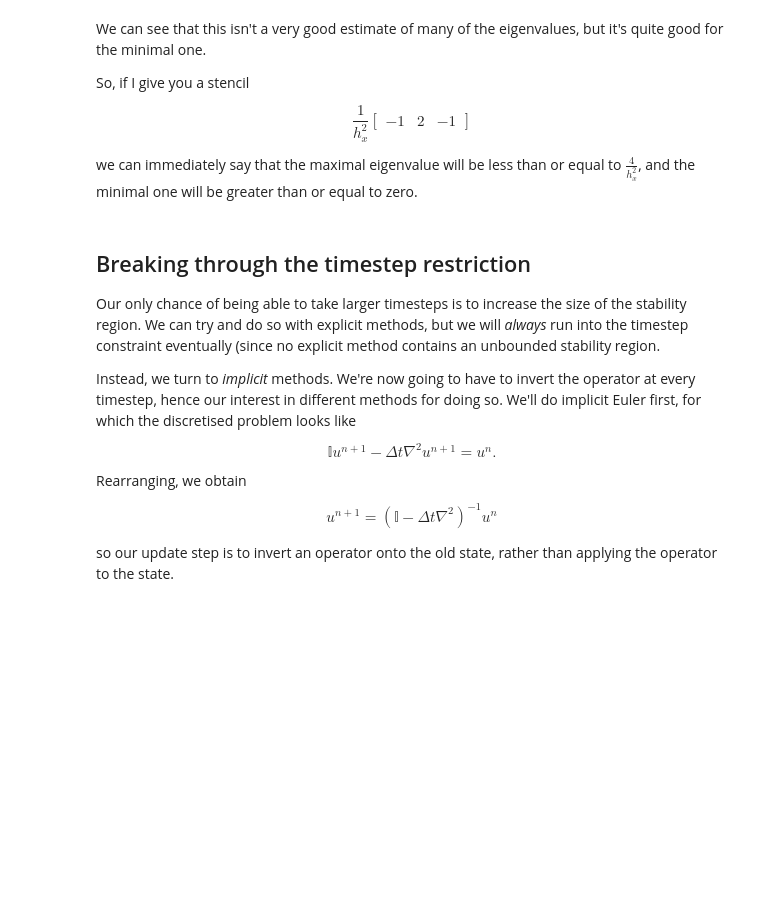
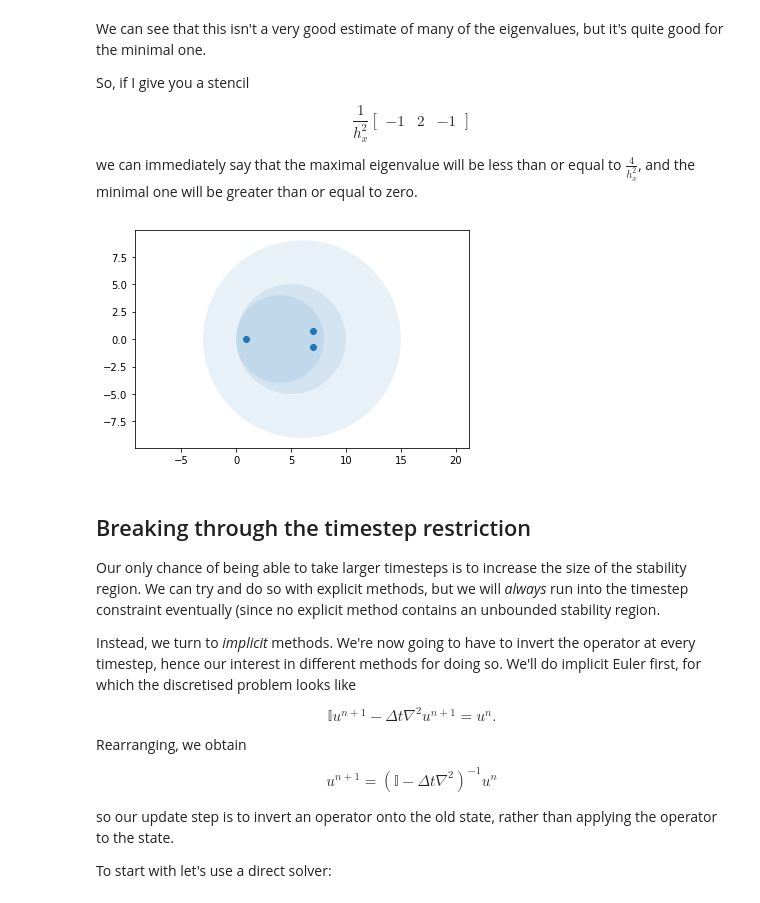
Before and after one commit to wenceorg/comp4187, a Jupyter notebook: code/finite-difference-III.ipynb, the cells around one changed output. Cells and saved outputs as stored; diff of their text form; code cells hidden in the pictures; blank space fills up the shorter version.

```diff
--- a/code/finite-difference-III.ipynb
+++ b/code/finite-difference-III.ipynb
@@ -278,0 +202,5 @@ A = laplacian(grid)
+# %%
+stiffness = discretization.setup_stiffness(True)
+A = - stiffness.todense()
+evals = np.linalg.eigvals(A)
+evals
@@ -281,3 +226,0 @@ We're interested in the *smallest* (most negative) eigenvalue
-# %%
-evals = numpy.linalg.eigvals(A)
-evals.min()
@@ -317,29 +260,32 @@ $$
 
 Then every eigenvalue of $A$ is contained in at least one of these discs.
 # %%
+from matplotlib import pyplot
 from matplotlib.patches import Circle
 from matplotlib.collections import PatchCollection
 
 def gershgorin(A):
     n = len(A)
-    evals = numpy.linalg.eigvals(A)
+    evals = np.linalg.eigvals(A)
     patches = []
     # draw discs
     seen = set()
     for i in range(n):
-        xi = numpy.real(A[i,i])
-        yi = numpy.imag(A[i,i])
-        ri = numpy.sum(numpy.abs(A[i,:])) - numpy.abs(A[i,i])
+        xi = np.real(A[i,i])
+        yi = np.imag(A[i,i])
+        ri = np.sum(np.abs(A[i,:])) - np.abs(A[i,i])
         if (xi, yi, ri) in seen:
             continue
         circle = Circle((xi, yi), ri)
         patches.append(circle)
         seen.add((xi, yi, ri))
     fig, ax = pyplot.subplots()
+    ax.set_xlim([-0.2,0.0])
     p = PatchCollection(patches, alpha=0.1)
     ax.add_collection(p)
-    pyplot.plot(numpy.real(evals), numpy.imag(evals),' o')
+    pyplot.plot(np.real(evals), np.imag(evals),' o')
     pyplot.axis('equal')
+    pyplot.show()
     return fig
 # %%
 gershgorin(A);
@@ -354,10 +302,12 @@ $$
 
 we can immediately say that the maximal eigenvalue will be less than or equal to $\frac{4}{h_x^2}$, and the minimal one will be greater than or equal to zero.
 # %%
-example = numpy.asarray([[5., 3., 2.],
+example = np.asarray([[5., 3., 2.],
                          [4., 6., 5.],
                          [-3., 1., 4.]])
 gershgorin(example);
+# %% [output]
+[figure, added]
 # %% [markdown]
 ## Breaking through the timestep restriction
 
@@ -376,4 +326,6 @@ u^{n+1} = (\mathbb{I} - \Delta t \nabla^2)^{-1} u^n
 $$
 
 so our update step is to invert an operator onto the old state, rather than applying the operator to the state.
+
+To start with let's use a direct solver:
 # %%
```
Also changed, not shown: parts of 45 cells of this notebook, 4 other files.
